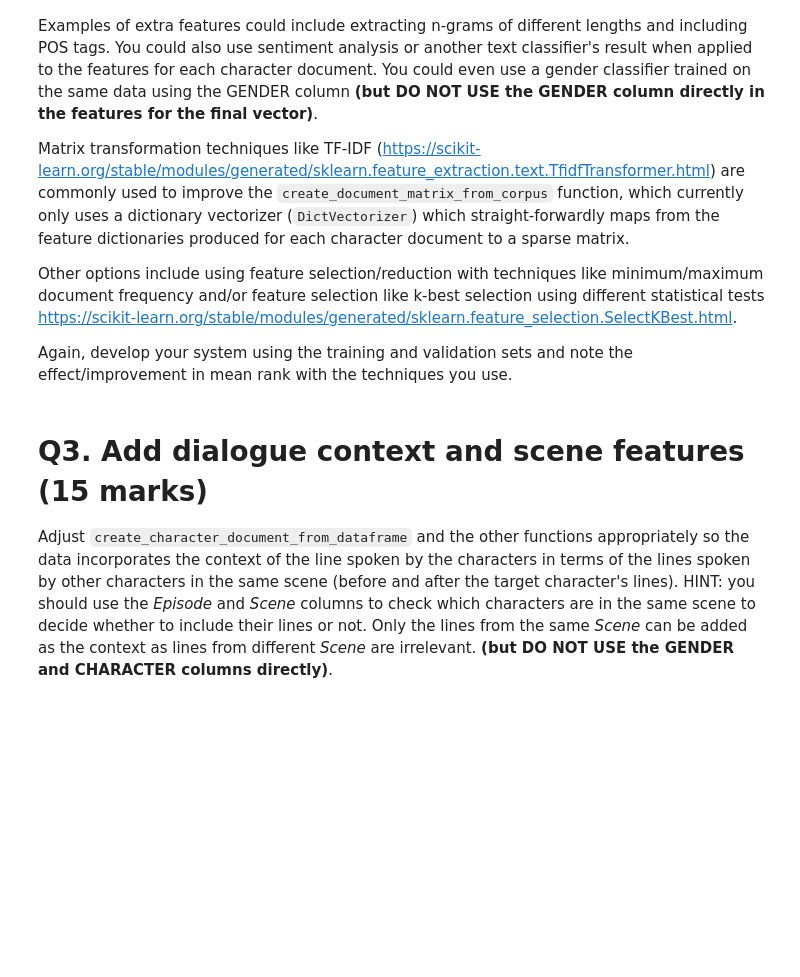
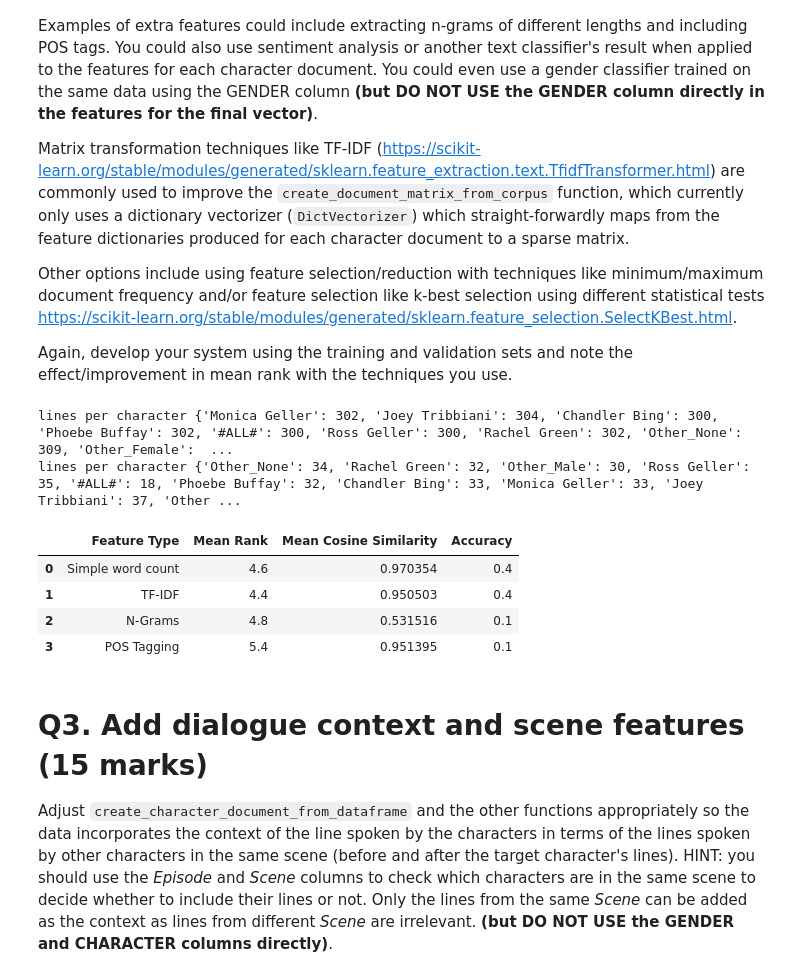
Before and after one commit to mhjp13/small-projects-ai, a Jupyter notebook: qmul/csp763/CW2/230382466-Bheki_Maenetja-CW2.ipynb, the cells around one changed output. Cells and saved outputs as stored; diff of their text form; code cells hidden in the pictures; blank space fills up the shorter version.

```diff
--- a/qmul/csp763/CW2/230382466-Bheki_Maenetja-CW2.ipynb
+++ b/qmul/csp763/CW2/230382466-Bheki_Maenetja-CW2.ipynb
@@ -489,6 +519,57 @@ Matrix transformation techniques like TF-IDF (https://scikit-learn.org/stable/mo
 Other options include using feature selection/reduction with techniques like minimum/maximum document frequency and/or feature selection like k-best selection using different statistical tests https://scikit-learn.org/stable/modules/generated/sklearn.feature_selection.SelectKBest.html.
 
 Again, develop your system using the training and validation sets and note the effect/improvement in mean rank with the techniques you use.
+# %%
+feature_types = ["counts", "tf-idf", "n_grams", "pos"]
+
+mean_ranks = []
+cos_sims = []
+accuracies = []
+
+ft_names = []
+
+ft_map = {
+    "counts": "Simple word count",
+    "tf-idf": "TF-IDF",
+    "n_grams": "N-Grams",
+    "pos": "POS Tagging",
+}
+
+train_character_docs = create_character_document_from_dataframe(train_data, max_line_count=300)
+val_character_docs = create_character_document_from_dataframe(val_data, max_line_count=30)
+
+for ft in feature_types:
+    ft_names.append(ft_map[ft])
+
+    training_corpus = [(name, pre_process(doc)) for name, doc in sorted(train_character_docs.items())]
+    train_labels = [name for name, doc in training_corpus]
+    training_feature_matrix = create_document_matrix_from_corpus(training_corpus, fitting=True, method=ft)
+
+    val_corpus = [(name, pre_process(doc)) for name, doc in sorted(val_character_docs.items())]
+    val_labels = [name for name, doc in val_corpus]
+    val_feature_matrix = create_document_matrix_from_corpus(val_corpus, fitting=False, method=ft)
+
+    mean_rank, mean_cosine_similarity, acc, _ = compute_IR_evaluation_scores(training_feature_matrix, val_feature_matrix, train_labels, val_labels, print_results=False)
+    mean_ranks.append(mean_rank)
+    cos_sims.append(mean_cosine_similarity)
+    accuracies.append(acc)
+
+data = {
+    "Feature Type": ft_names,
+    "Mean Rank": mean_ranks,
+    "Mean Cosine Similarity": cos_sims,
+    "Accuracy": accuracies,
+}
+
+pd.DataFrame(data=data)
+# %% [output]
+lines per character {'Monica Geller': 302, 'Joey Tribbiani': 304, 'Chandler Bing': 300, 'Phoebe Buffay': 302, '#ALL#': 300, 'Ross Geller': 300, 'Rachel Green': 302, 'Other_None': 309, 'Other_Female':  ...
+lines per character {'Other_None': 34, 'Rachel Green': 32, 'Other_Male': 30, 'Ross Geller': 35, '#ALL#': 18, 'Phoebe Buffay': 32, 'Chandler Bing': 33, 'Monica Geller': 33, 'Joey Tribbiani': 37, 'Other ...
+|  | Feature Type | Mean Rank | Mean Cosine Similarity | Accuracy |
+| 0 | Simple word count | 4.6 | 0.970354 | 0.4 |
+| 1 | TF-IDF | 4.4 | 0.950503 | 0.4 |
+| 2 | N-Grams | 4.8 | 0.531516 | 0.1 |
+| 3 | POS Tagging | 5.4 | 0.951395 | 0.1 |
 # %% [markdown]
 # Q3. Add dialogue context and scene features (15 marks)
 Adjust `create_character_document_from_dataframe` and the other functions appropriately so the data incorporates the context of the line spoken by the characters in terms of the lines spoken by other characters in the same scene (before and after the target character's lines). HINT: you should use the *Episode* and *Scene* columns to check which characters are in the same scene to decide whether to include their lines or not. Only the lines from the same *Scene* can be added as the context as lines from different *Scene* are irrelevant.  **(but DO NOT USE the GENDER and CHARACTER columns directly)**.
```
Also changed, not shown: parts of 7 cells of this notebook.
